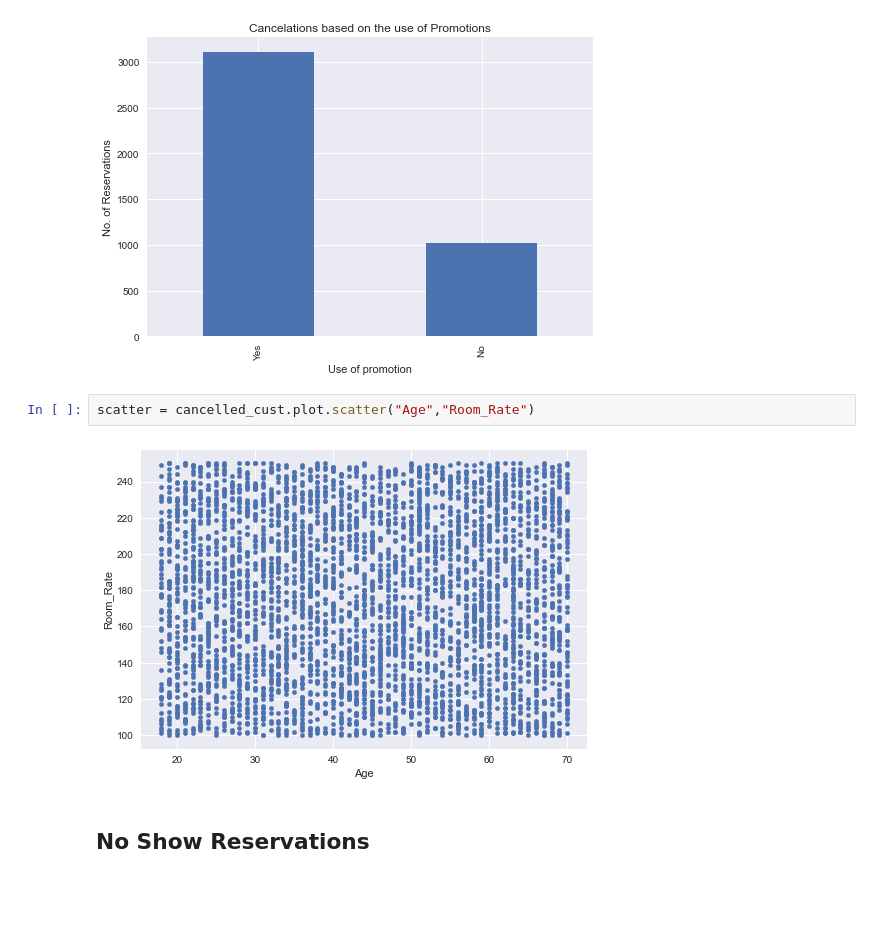
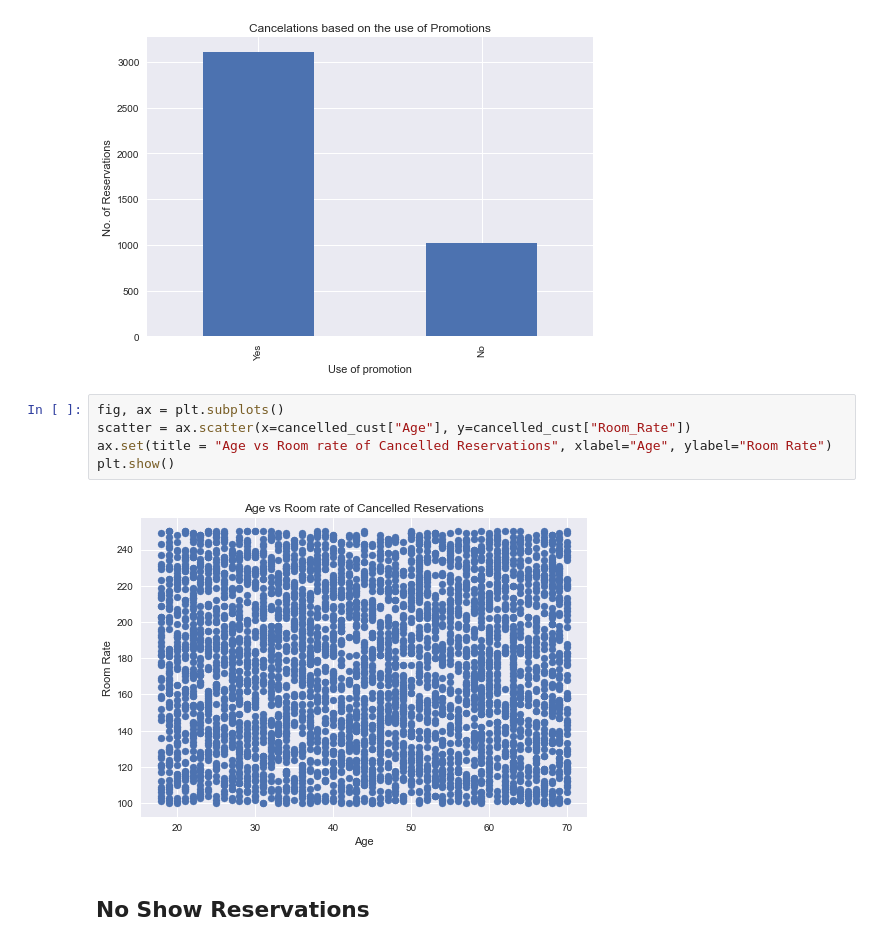
Before and after one commit to Vaseekaran-V/SC-DataStorm-2, a Jupyter notebook: Day_2/Visualization_N.ipynb, the cells around one changed output. Cells and saved outputs as stored; diff of their text form; blank space fills up the shorter version.

```diff
--- a/Day_2/Visualization_N.ipynb
+++ b/Day_2/Visualization_N.ipynb
@@ -69,9 +69,12 @@ ax = cancelled_cust.Use_Promotion.value_counts().plot(kind='bar',title="Cancelat
 # %% [output]
 [figure]
 # %%
-scatter = cancelled_cust.plot.scatter("Age","Room_Rate")
+fig, ax = plt.subplots()
+scatter = ax.scatter(x=cancelled_cust["Age"], y=cancelled_cust["Room_Rate"])
+ax.set(title = "Age vs Room rate of Cancelled Reservations", xlabel="Age", ylabel="Room Rate")
+plt.show()
 # %% [output]
-[figure, old version]
+[figure, new version]
 # %% [markdown]
 ## No Show Reservations
 # %%
```
Also changed, not shown: parts of 2 cells of this notebook, 2 other files.
